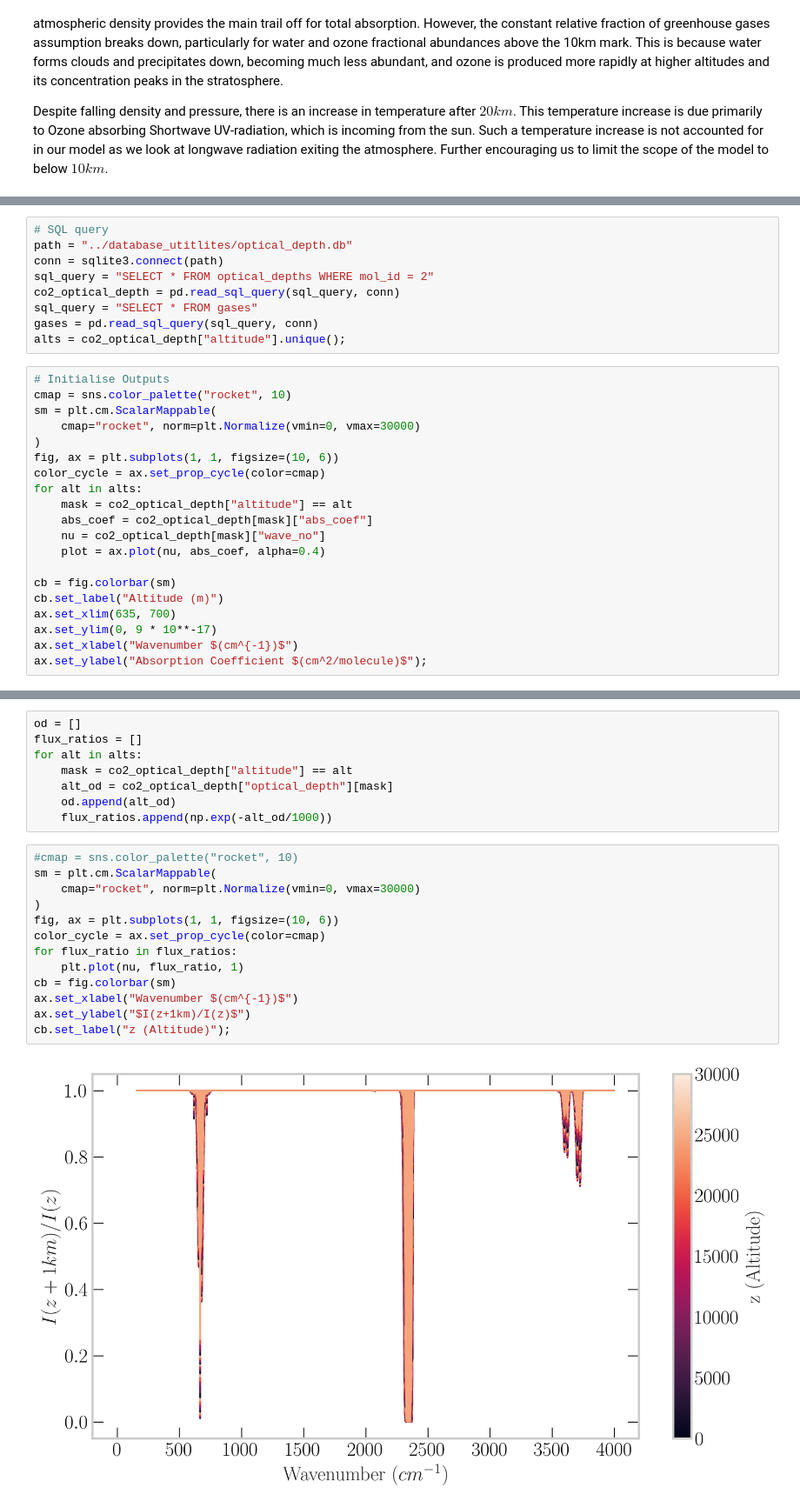
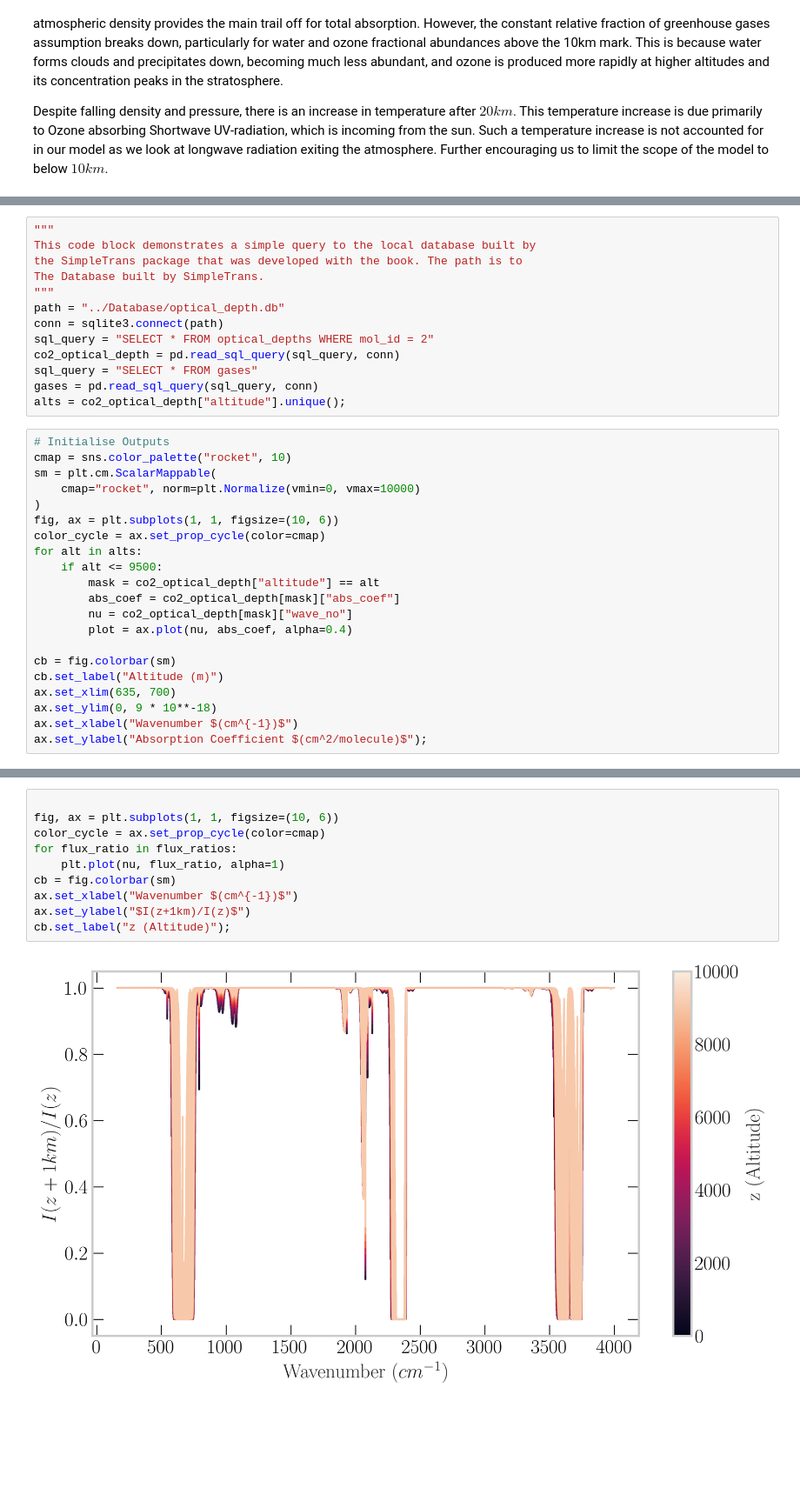
Before and after one commit to seancraven/CDS_book, a Jupyter notebook: Chapter_3/lorentzian_broadening.ipynb, the cells around one changed output, grey strips where cells are left out. Shown at 87% size. Drawn from its saved outputs; the diff is of its cells as text; blank space fills up the shorter version.

```diff
--- a/Chapter_3/lorentzian_broadening.ipynb
+++ b/Chapter_3/lorentzian_broadening.ipynb
@@ -75,6 +78,10 @@ Where $S_{a \rightarrow b}(T)$ is the line intensity as a function of temperatur
 # %%
-# SQL query
-path = "../database_utitlites/optical_depth.db"
+"""
+This code block demonstrates a simple query to the local database built by
+the SimpleTrans package that was developed with the book. The path is to
+The Database built by SimpleTrans.
+"""
+path = "../Database/optical_depth.db"
 conn = sqlite3.connect(path)
 sql_query = "SELECT * FROM optical_depths WHERE mol_id = 2"
 co2_optical_depth = pd.read_sql_query(sql_query, conn)
@@ -85,20 +92,21 @@ alts = co2_optical_depth["altitude"].unique();
 # Initialise Outputs
 cmap = sns.color_palette("rocket", 10)
 sm = plt.cm.ScalarMappable(
-    cmap="rocket", norm=plt.Normalize(vmin=0, vmax=30000)
+    cmap="rocket", norm=plt.Normalize(vmin=0, vmax=10000)
 )
 fig, ax = plt.subplots(1, 1, figsize=(10, 6))
 color_cycle = ax.set_prop_cycle(color=cmap)
 for alt in alts:
-    mask = co2_optical_depth["altitude"] == alt
-    abs_coef = co2_optical_depth[mask]["abs_coef"]
-    nu = co2_optical_depth[mask]["wave_no"]
-    plot = ax.plot(nu, abs_coef, alpha=0.4)
+    if alt <= 9500:
+        mask = co2_optical_depth["altitude"] == alt
+        abs_coef = co2_optical_depth[mask]["abs_coef"]
+        nu = co2_optical_depth[mask]["wave_no"]
+        plot = ax.plot(nu, abs_coef, alpha=0.4)
 
 cb = fig.colorbar(sm)
 cb.set_label("Altitude (m)")
 ax.set_xlim(635, 700)
-ax.set_ylim(0, 9 * 10**-17)
+ax.set_ylim(0, 9 * 10**-18)
 ax.set_xlabel("Wavenumber $(cm^{-1})$")
 ax.set_ylabel("Absorption Coefficient $(cm^2/molecule)$");
 # %% [output]
@@ -158,23 +183,12 @@ The figure below plots the ratio of spectral radiance transmitted over the outgo
-# %%
-od = []
-flux_ratios = []
-for alt in alts:
-    mask = co2_optical_depth["altitude"] == alt
-    alt_od = co2_optical_depth["optical_depth"][mask]
-    od.append(alt_od)
-    flux_ratios.append(np.exp(-alt_od/1000))
 # %%
-#cmap = sns.color_palette("rocket", 10)
-sm = plt.cm.ScalarMappable(
-    cmap="rocket", norm=plt.Normalize(vmin=0, vmax=30000)
-)
+
 fig, ax = plt.subplots(1, 1, figsize=(10, 6))
 color_cycle = ax.set_prop_cycle(color=cmap)
 for flux_ratio in flux_ratios:
-    plt.plot(nu, flux_ratio, 1)
+    plt.plot(nu, flux_ratio, alpha=1)
 cb = fig.colorbar(sm)
 ax.set_xlabel("Wavenumber $(cm^{-1})$")
 ax.set_ylabel("$I(z+1km)/I(z)$")
 cb.set_label("z (Altitude)");
 # %% [output]
-[figure, old version]
+[figure, new version]
```
Also changed, not shown: parts of 15 cells of this notebook, 4 other files.
